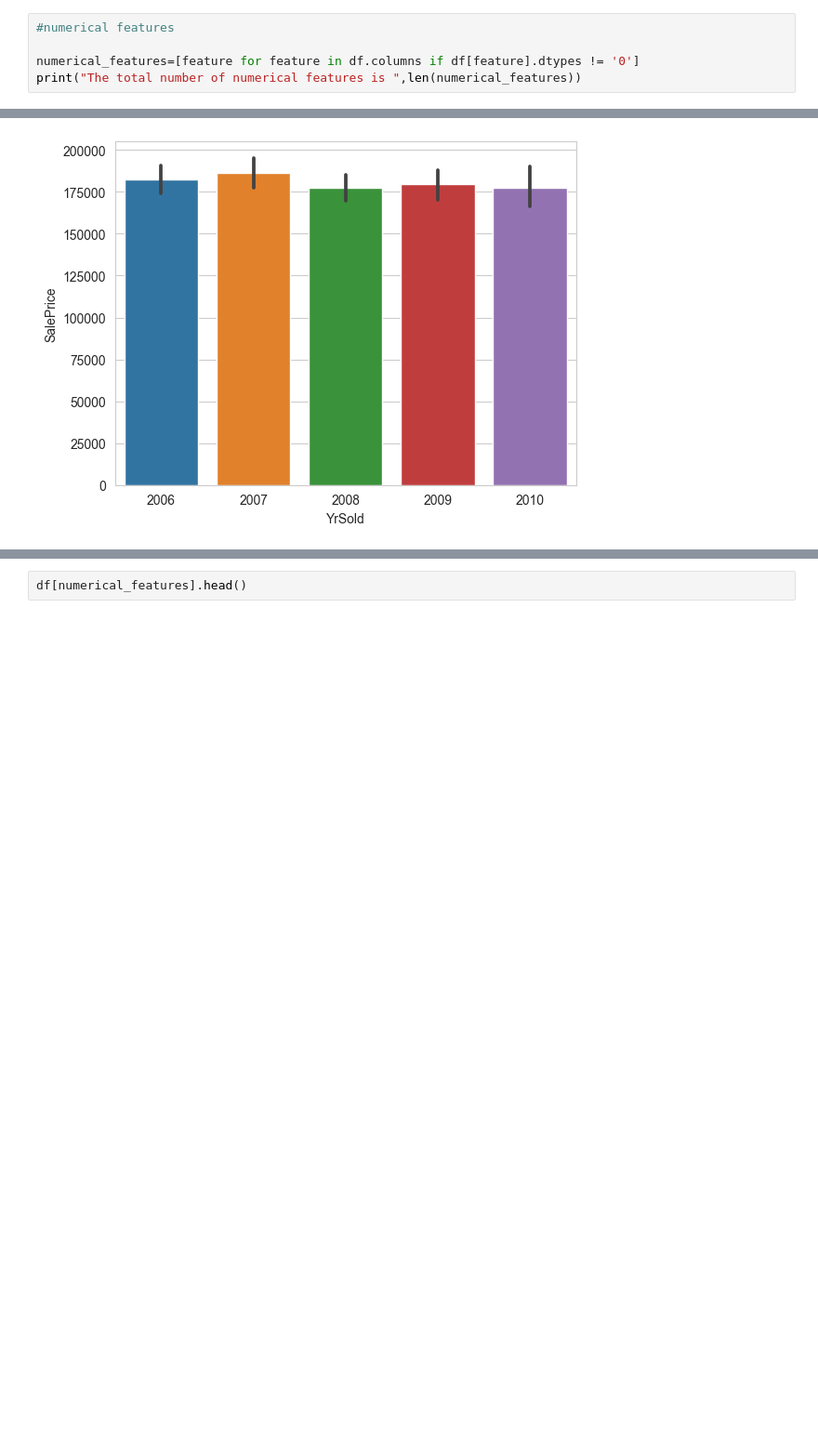
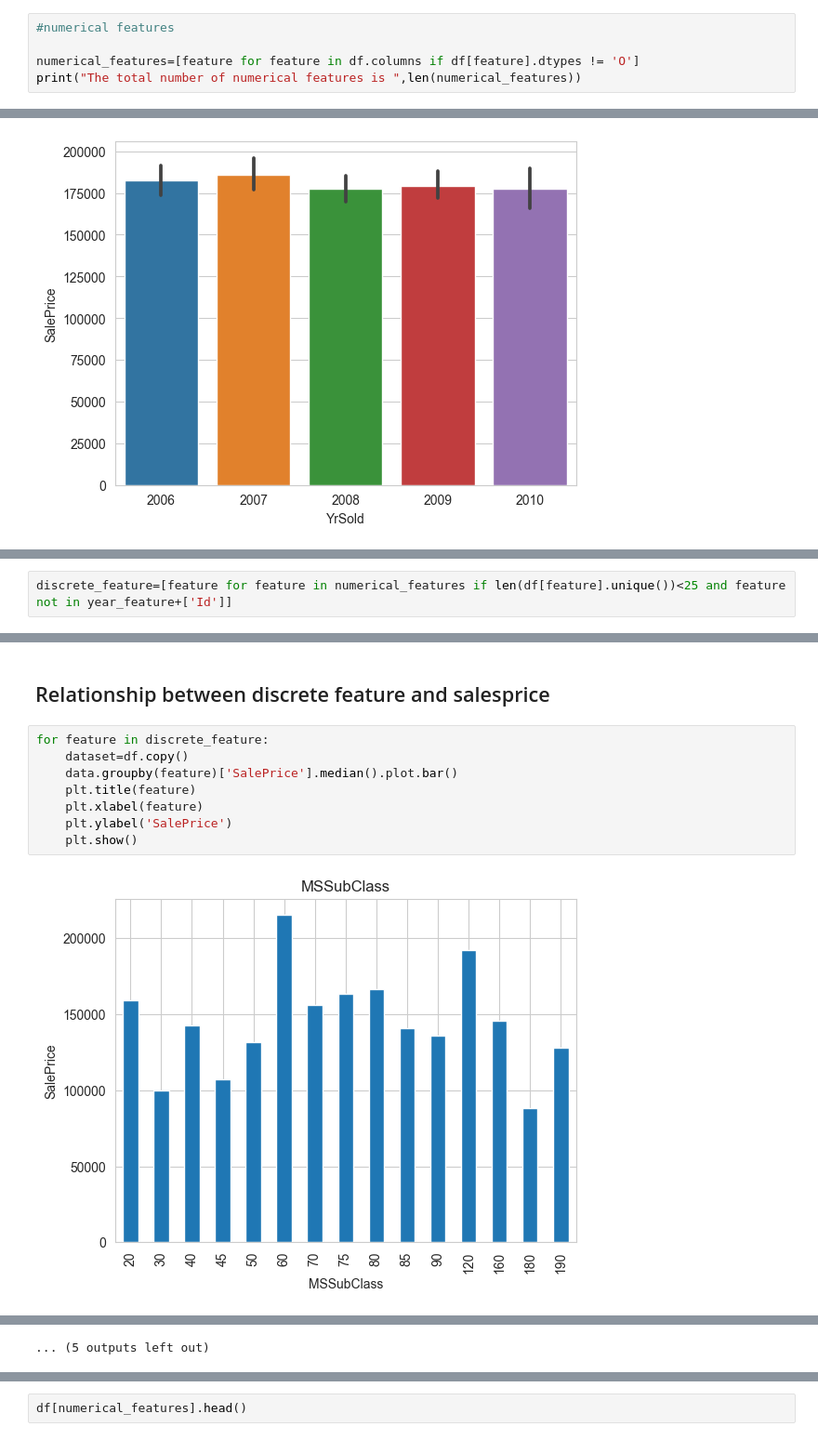
Before and after one commit to BibekRai44/Advanced-House-Price-Prediction, a Jupyter notebook: house-price-prediction.ipynb, the cells around one changed output, grey strips where cells are left out. Shown at 93% size. Drawn from its saved outputs; the diff is of its cells as text; blank space fills up the shorter version.

Commit message:
finding relationship between different features

```diff
--- a/house-price-prediction.ipynb
+++ b/house-price-prediction.ipynb
@@ -213,6 +210,6 @@ df
 # %%
 #numerical features
 
-numerical_features=[feature for feature in df.columns if df[feature].dtypes != '0']
+numerical_features=[feature for feature in df.columns if df[feature].dtypes != 'O']
 print("The total number of numerical features is ",len(numerical_features))
 # %% [output]
@@ -256,0 +256,2 @@ sns.barplot(data=df,x=df['YrSold'].astype(int),y=df['SalePrice'])
+# %%
+discrete_feature=[feature for feature in numerical_features if len(df[feature].unique())<25 and feature not in year_feature+['Id']]
@@ -256,0 +291,12 @@ sns.barplot(data=df,x=df['YrSold'].astype(int),y=df['SalePrice'])
+# %% [markdown]
+## Relationship between discrete feature and salesprice
+# %%
+for feature in discrete_feature:
+    dataset=df.copy()
+    data.groupby(feature)['SalePrice'].median().plot.bar()
+    plt.title(feature)
+    plt.xlabel(feature)
+    plt.ylabel('SalePrice')
+    plt.show()
+# %% [output]
+[figure, added]
@@ -256,0 +314 @@ sns.barplot(data=df,x=df['YrSold'].astype(int),y=df['SalePrice'])
+... (5 outputs left out)
```
Also changed, not shown: parts of 15 cells of this notebook.
